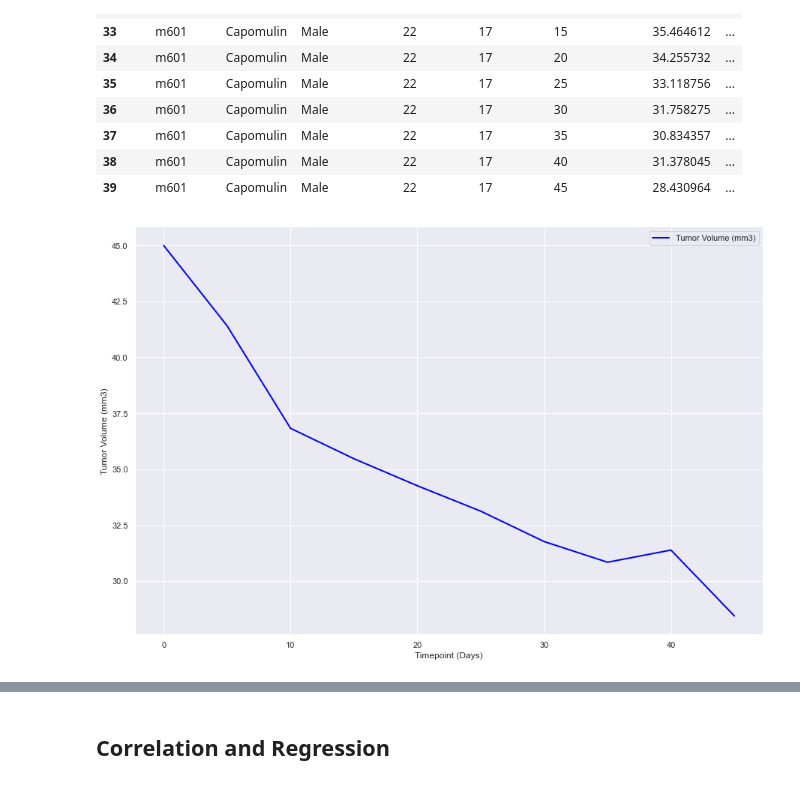
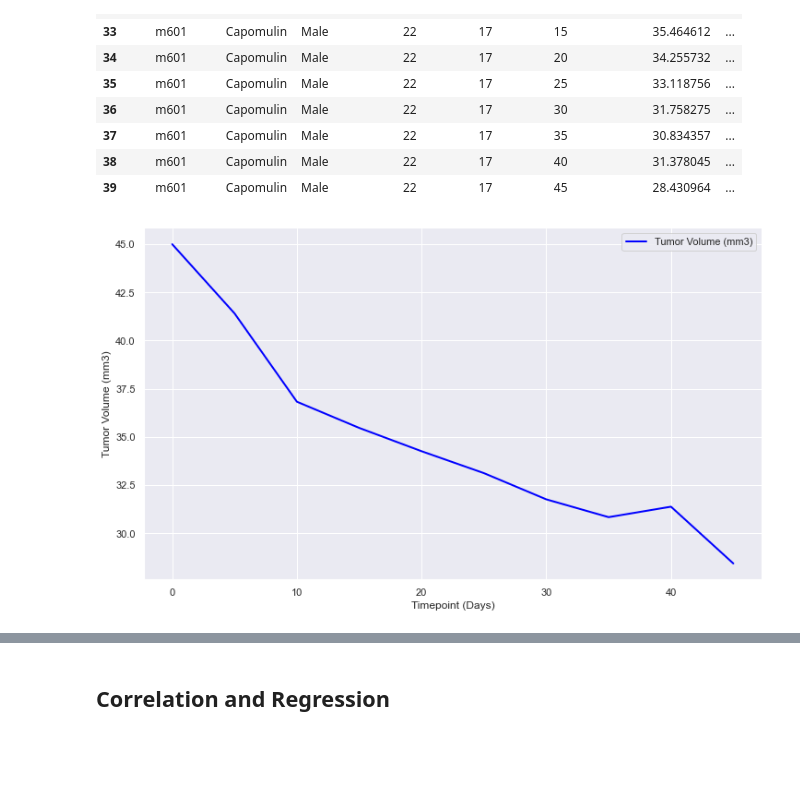
Before and after one commit to lstredler/MatPlotLib-challenge, a Jupyter notebook: pymaceuticals_final.ipynb, the cells around one changed output, grey strips where cells are left out. Saved outputs shown, nothing was run; the diff lists cells and outputs as text; code cells hidden in the pictures; blank space fills up the shorter version.

```diff
--- a/pymaceuticals_final.ipynb
+++ b/pymaceuticals_final.ipynb
@@ -380,10 +387,10 @@ mouse_capomulin_df
 # %%
 ##Create line graph for specfic mouse m601
 
 mouse_capomulin_df_x_y = mouse_capomulin_df.loc[:,["Timepoint", "Tumor Volume (mm3)"]]
-mouse_capomulin_df_x_y.set_index("Timepoint").plot(color = "blue", figsize=(15,10),linewidth=2.0)
+mouse_capomulin_df_x_y.set_index("Timepoint").plot(color = "blue", figsize=(12,7),linewidth=2.0)
 plt.ylabel("Tumor Volume (mm3)")
 plt.xlabel("Timepoint (Days)")
 plt.show();
 # %% [output]
-[figure, old version]
+[figure, new version]
```
Also changed, not shown: parts of 12 cells of this notebook, 1 other file.
